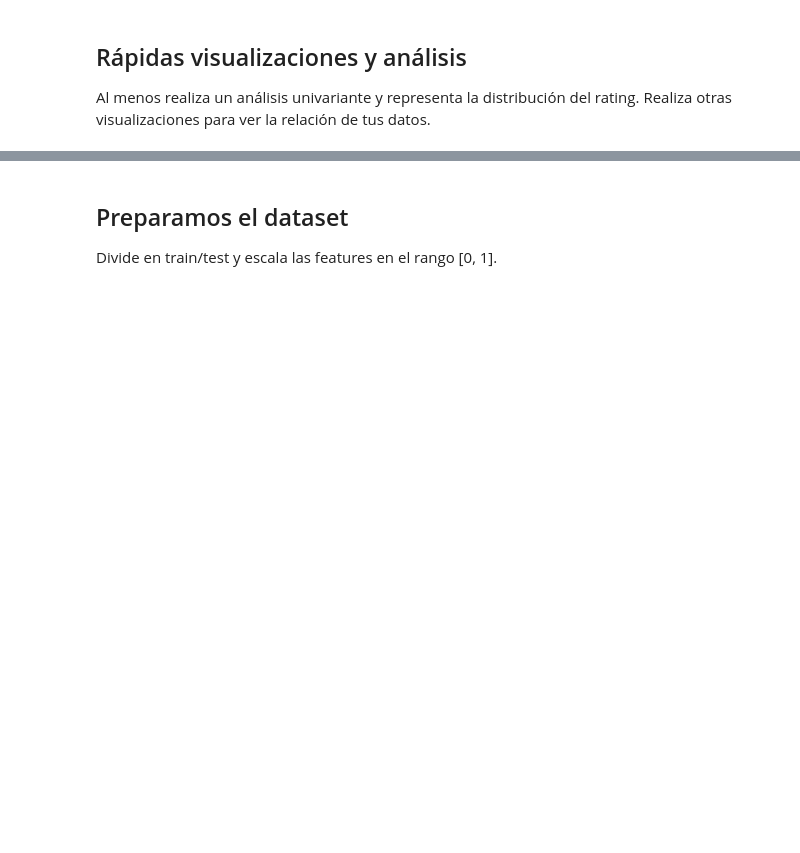
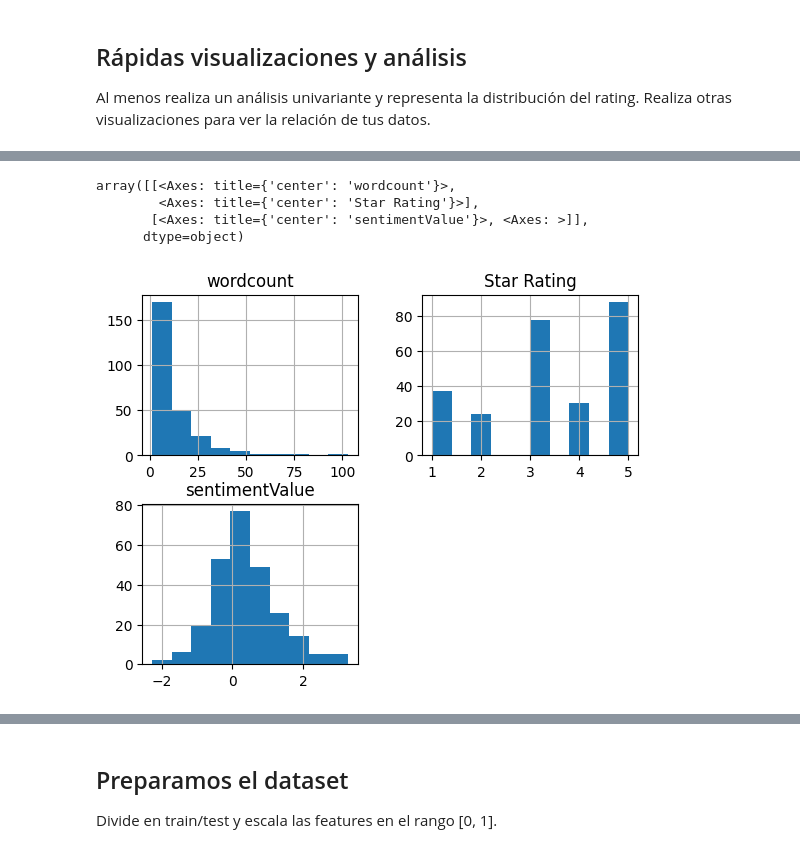
Before and after one commit to diego-dng/1025_DS_VITORIA, a Jupyter notebook: 3-Machine_Learning/1-Supervisado/3-RegorClass/7-KNN/ejercicios/Ejercicio_k-NearestNeighbor.ipynb, the cells around one changed output, grey strips where cells are left out. Drawn from its saved outputs; the diff is of its cells as text; code cells hidden in the pictures; blank space fills up the shorter version.

```diff
--- a/3-Machine_Learning/1-Supervisado/3-RegorClass/7-KNN/ejercicios/Ejercicio_k-NearestNeighbor.ipynb
+++ b/3-Machine_Learning/1-Supervisado/3-RegorClass/7-KNN/ejercicios/Ejercicio_k-NearestNeighbor.ipynb
@@ -13,3 +16,6 @@ El objetivo es montar un algoritmo de clasificación que prediga el rating, en f
 Para facilitar el ejercicio, las columnas que utilizaremos serán: wordcount con la cantidad de palabras utilizadas y sentimentValue con un valor entre -4 y 4 que indica si el comentario fue valorado como positivo o negativo
 # %% [markdown]
 Nuestras etiquetas, serán las estrellas que dieron los usuarios a la app, que son valores discretos del 1 al 5
+# %%
+df = pd.read_csv("data/reviews_sentiment.csv", sep=";")
+df
@@ -18,0 +78,8 @@ Al menos realiza un análisis univariante y representa la distribución del rati
+# %%
+df.hist()
+# %% [output]
+array([[<Axes: title={'center': 'wordcount'}>,
+        <Axes: title={'center': 'Star Rating'}>],
+       [<Axes: title={'center': 'sentimentValue'}>, <Axes: >]],
+      dtype=object)
+[figure, added]
```
Also changed, not shown: parts of 30 cells of this notebook, 7 other files.
